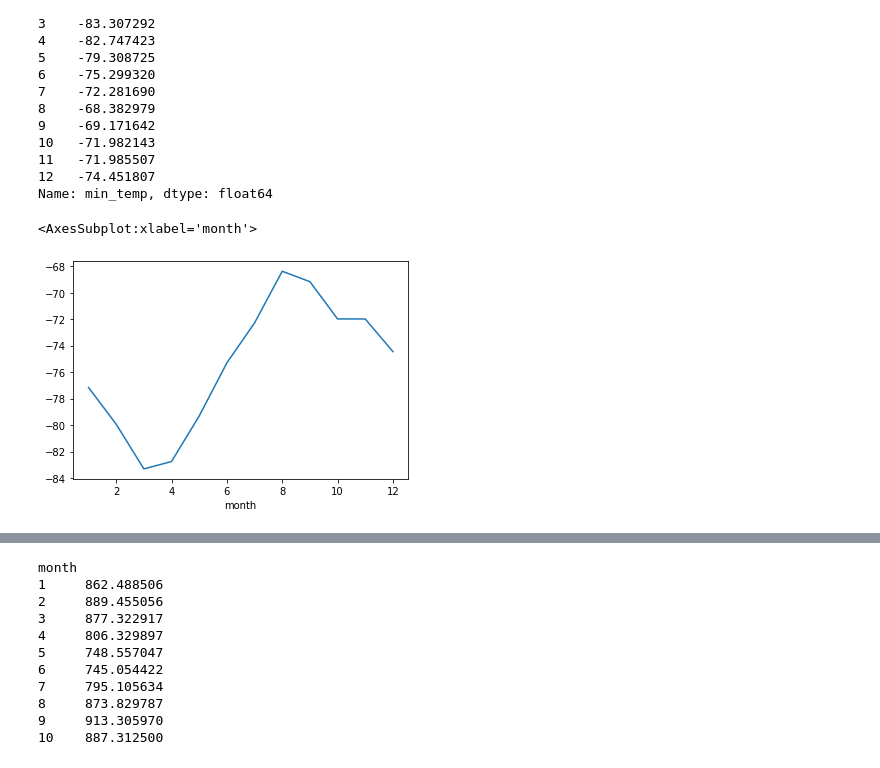
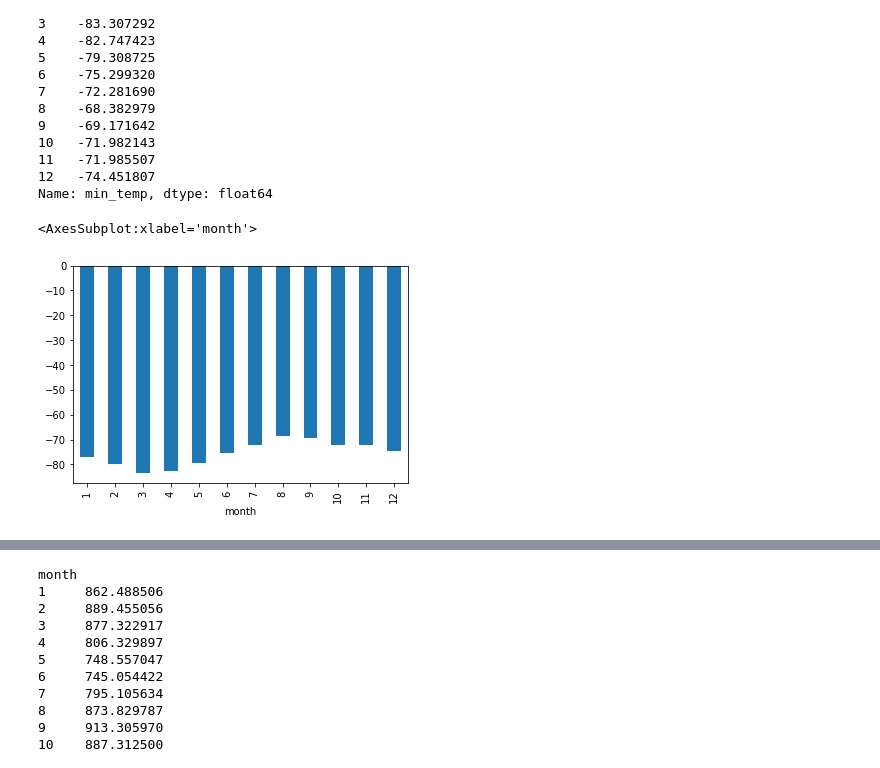
Before and after one commit to jstnkuo/Mars-Data-HTML-Scraping, a Jupyter notebook: part_2_mars_weather.ipynb, the cells around one changed output, grey strips where cells are left out. Saved outputs shown, nothing was run; the diff lists cells and outputs as text; code cells hidden in the pictures.

```diff
--- a/part_2_mars_weather.ipynb
+++ b/part_2_mars_weather.ipynb
@@ -150,9 +165,9 @@ month
 Name: min_temp, dtype: float64
 # %%
 # Plot the average temperature by month
-avg_low_temp.plot(kind='line')
+avg_low_temp.plot(kind='bar')
 # %% [output]
 <AxesSubplot:xlabel='month'>
-[figure, old version]
+[figure, new version]
 # %%
 # Identify the coldest and hottest months in Curiosity's location
```
Also changed, not shown: parts of 7 cells of this notebook, 2 other files.
